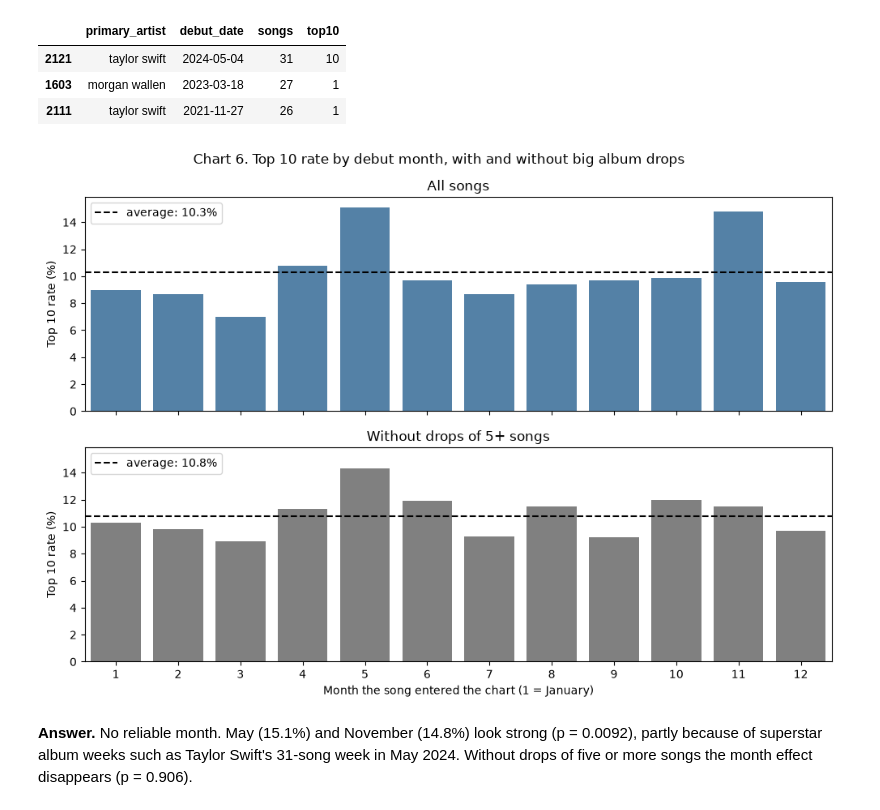
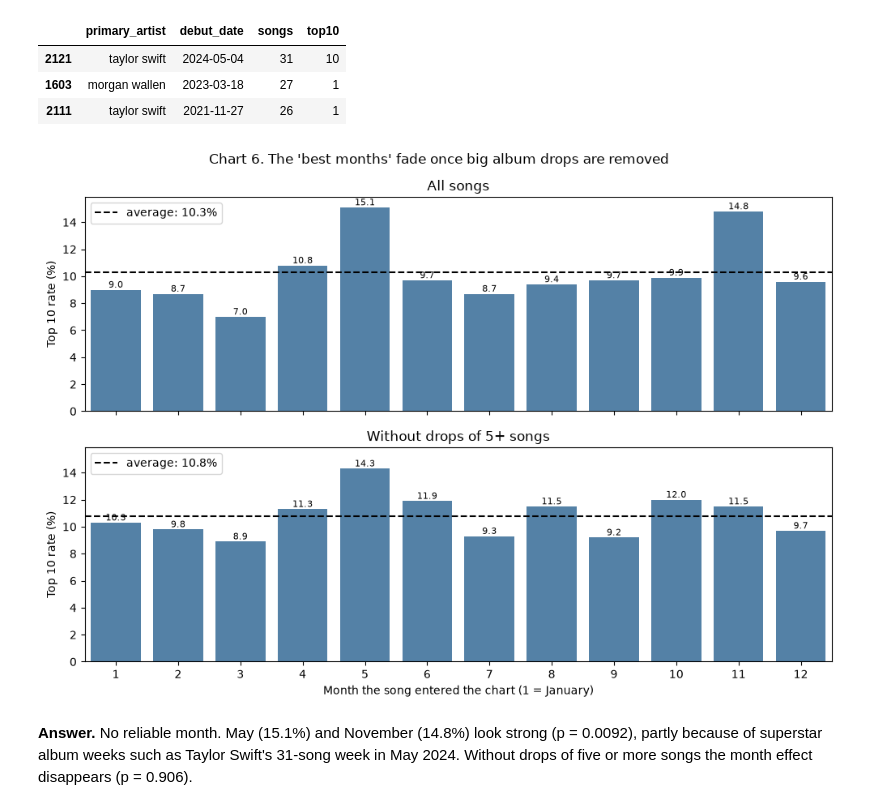
Before and after one commit to otawfik/billboard-top10, a Jupyter notebook: A05-Billboard-Top-10-Or-Not.ipynb, the cells around one changed output. Saved outputs shown, nothing was run; the diff lists cells and outputs as text; code cells hidden in the pictures.

```diff
--- a/A05-Billboard-Top-10-Or-Not.ipynb
+++ b/A05-Billboard-Top-10-Or-Not.ipynb
@@ -645,8 +670,8 @@ def has_keyword(label, keywords):
 The rules are checked in order and the first match wins, so "latin pop" is Latin and
 "country pop" is country, while "pop rap" is rap and "dance-pop" is pop.
 # %%
+# A function that maps one MusicBrainz label to a broad genre. The first rule that matches wins.
 def broad_genre(label):
-    """Map one MusicBrainz label to a broad genre. The first rule that matches wins."""
     label = label.lower().strip()
     if 'dancehall' in label:                       # Jamaican, not dance music
         return 'other'
@@ -810,14 +841,14 @@ def line_count(text):
         return np.nan
     return len(lyric_lines(text))
 # %%
+# Repetition score: the share of lines that appear more than once in the song.
 def repetition_score(text):
-    """Share of lines that appear more than once in the song."""
     if pd.isna(text) or len(lyric_lines(text)) == 0:
         return np.nan
     lines = lyric_lines(text)
     repeated = 0
     for line in lines:
-        if lines.count(line) > 1:
+        if lines.count(line) > 1:                      # this line appears elsewhere in the song
             repeated = repeated + 1
     return repeated / len(lines)
 # %%
@@ -1145,11 +1202,15 @@ q3_split
 | 6 | 5-9 | Established (1+ earlier Top 10) | 315 | 2.2 |
 | 7 | 5-9 | Newcomer (no earlier Top 10) | 110 | 1.8 |
 # %%
+# Chart 4: Top 10 rate by album-drop size, newcomers vs established artists.
 plt.figure(figsize=(9, 5))
-sns.barplot(x='album_debut_bucket', y='top10_rate', hue='artist_group', data=q3_split,
-            order=['1', '2-4', '5-9', '10+'])
-plt.title('Chart 4. Top 10 rate by how many songs the artist released that week')
-plt.xlabel('Songs by the same artist debuting in the same week')
+ax = sns.barplot(x='album_debut_bucket', y='top10_rate', hue='artist_group', data=q3_split,
+                 order=['1', '2-4', '5-9', '10+'], palette=['steelblue', 'lightsteelblue'],
+                 hue_order=['Established (1+ earlier Top 10)', 'Newcomer (no earlier Top 10)'])
+for bars in ax.containers:                             # one set of bars per artist group
+    ax.bar_label(bars, fmt='%.1f%%')
+plt.title("Chart 4. The more songs released in one week, the lower each song's odds")
+plt.xlabel('Songs by the same artist debuting in the same week (count)')
 plt.ylabel('Share reaching the Top 10 (%)')
 plt.legend(title='Artist')
 plt.show()
@@ -1189,0 +1239,16 @@ plt.show()
+# %%
+# Chart 5: box plots of the four lyric measures, Top 10 vs other songs.
+train['result'] = train['top10'].map({True: 'Top 10', False: 'Peaked 11-100'})   # readable labels
+
+fig, axes = plt.subplots(2, 2, figsize=(10, 7))        # a 2 x 2 grid, one panel per measure
+measures = [['word_count', 'Words per song'], ['unique_word_ratio', 'Different words / all words'],
+            ['repetition_score', 'Share of lines repeated'], ['avg_line_length', 'Words per line']]
+for ax, (column, label) in zip(axes.flatten(), measures):   # flatten turns the grid into a list of 4
+    sns.boxplot(x='result', y=column, hue='result', data=train, showfliers=False, ax=ax,
+                order=['Top 10', 'Peaked 11-100'], hue_order=['Top 10', 'Peaked 11-100'],
+                palette=['darkorange', 'gray'], legend=False)   # orange = Top 10, gray = others
+    ax.set_ylabel(label)
+    ax.set_xlabel('')
+plt.suptitle('Chart 5. Top 10 lyrics look almost the same as the rest (outliers hidden)')
+plt.tight_layout()
+plt.show()
@@ -1239,25 +1308,26 @@ drop_weeks.sort_values('songs', ascending=False).head(3)
 | 1603 | morgan wallen | 2023-03-18 | 27 | 1 |
 | 2111 | taylor swift | 2021-11-27 | 26 | 1 |
 # %%
-# Each panel gets its own average: the songs without big drops average 10.8%, not 10.3%.
+# Chart 6: Top 10 rate by month, with and without big drops. Each panel gets its own average.
 small_average = round(small_drops['top10'].mean() * 100, 1)
 
-fig, axes = plt.subplots(2, 1, figsize=(10, 7), sharex=True, sharey=True)
+fig, axes = plt.subplots(2, 1, figsize=(10, 7), sharex=True, sharey=True)   # two panels, same axes
 sns.barplot(x='debut_month', y='top10_rate', data=q5_all.reset_index(), color='steelblue', ax=axes[0])
 axes[0].axhline(overall, color='k', linestyle='--', label='average: ' + str(overall) + '%')
 axes[0].set_title('All songs')
-sns.barplot(x='debut_month', y='top10_rate', data=q5_small.reset_index(), color='gray', ax=axes[1])
+sns.barplot(x='debut_month', y='top10_rate', data=q5_small.reset_index(), color='steelblue', ax=axes[1])
 axes[1].axhline(small_average, color='k', linestyle='--', label='average: ' + str(small_average) + '%')
 axes[1].set_title('Without drops of 5+ songs')
-for ax in axes:
+for ax in axes:                                        # same labels on both panels
+    ax.bar_label(ax.containers[0], fmt='%.1f', fontsize=8)
     ax.set_ylabel('Top 10 rate (%)')
     ax.legend(loc='upper left')
 axes[1].set_xlabel('Month the song entered the chart (1 = January)')
-plt.suptitle('Chart 6. Top 10 rate by debut month, with and without big album drops')
+plt.suptitle("Chart 6. The 'best months' fade once big album drops are removed")
 plt.tight_layout()
 plt.show()
 # %% [output]
-[figure, old version]
+[figure, new version]
 # %% [markdown]
 **Answer.** No reliable month. May (15.1%) and November (14.8%) look strong (p = 0.0092),
 partly because of superstar album weeks such as Taylor Swift's 31-song week in May 2024.
```
Also changed, not shown: parts of 84 cells of this notebook.
